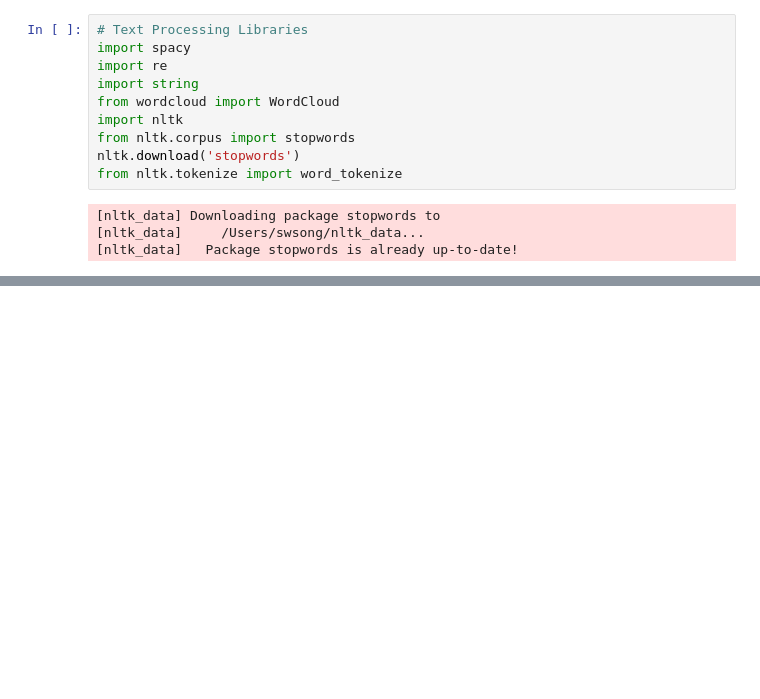
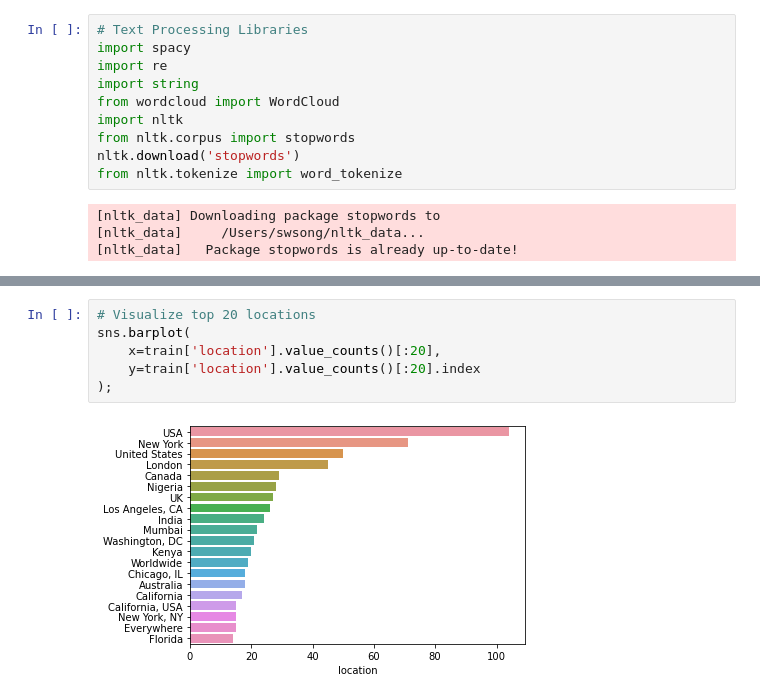
Before and after one commit to sw-song/kaggle-study, a Jupyter notebook: 03_NLP_with_Disaster_Tweets/Clone_TL_using_TFHub.ipynb, the cells around one changed output, grey strips where cells are left out. Drawn from its saved outputs; the diff is of its cells as text; blank space fills up the shorter version.

```diff
--- a/03_NLP_with_Disaster_Tweets/Clone_TL_using_TFHub.ipynb
+++ b/03_NLP_with_Disaster_Tweets/Clone_TL_using_TFHub.ipynb
@@ -53,0 +201,8 @@ from nltk.tokenize import word_tokenize
+# %%
+# Visualize top 20 locations
+sns.barplot(
+    x=train['location'].value_counts()[:20],
+    y=train['location'].value_counts()[:20].index
+);
+# %% [output]
+[figure, added]
```
Also changed, not shown: parts of 61 cells of this notebook.
